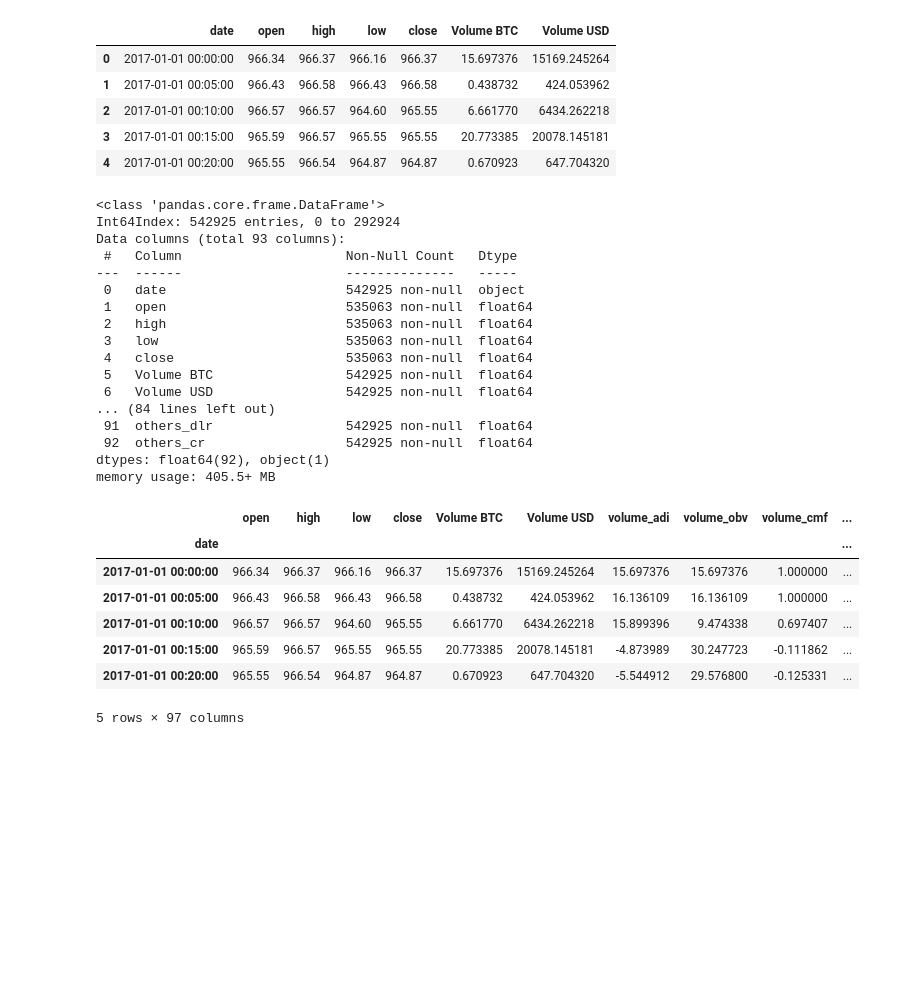
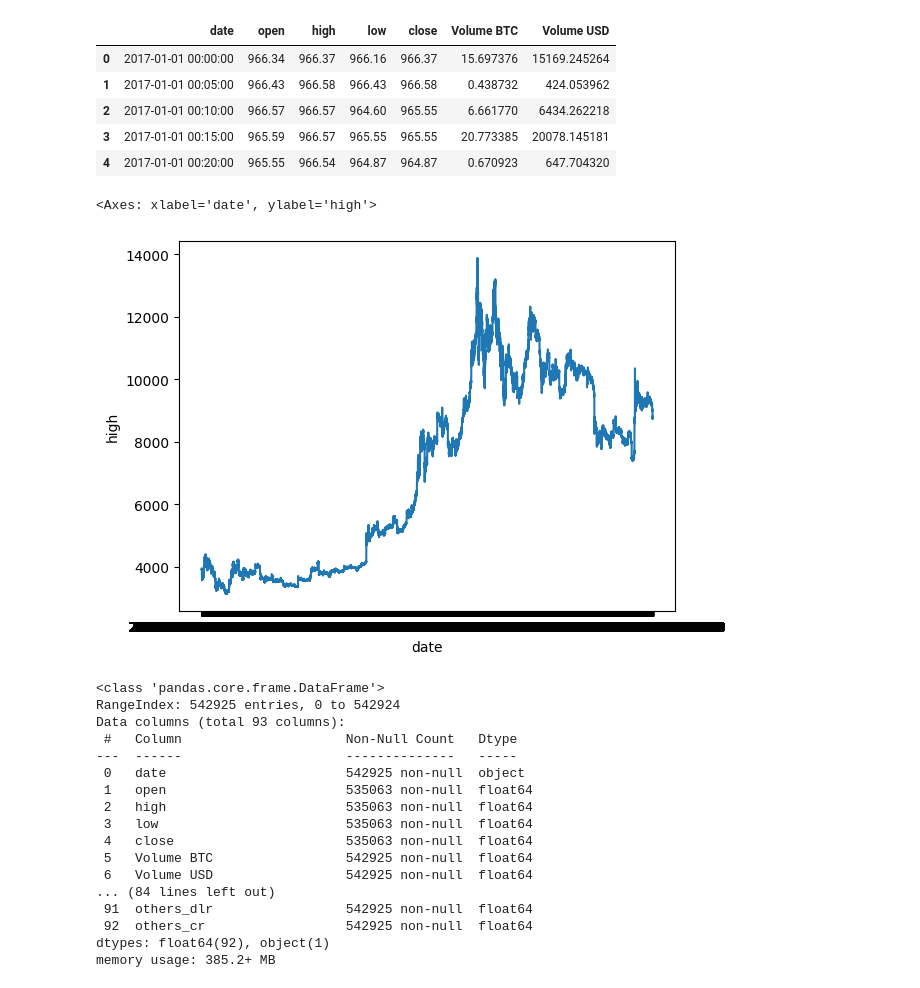
Before and after one commit to ignacio-chacon/crypto_trading_ai, a Jupyter notebook: baseline.ipynb, the cells around one changed output. Cells and saved outputs as stored; diff of their text form; code cells hidden in the pictures; blank space fills up the shorter version.

```diff
--- a/baseline.ipynb
+++ b/baseline.ipynb
@@ -25,6 +30,6 @@ import ta
 # %%
 df_hist_data = pd.concat([pd.read_csv("https://github.com/ignacio-chacon/crypto_trading_ai/raw/main/hist_data_1.csv"),
-                         pd.read_csv("https://github.com/ignacio-chacon/crypto_trading_ai/raw/main/hist_data_2.csv")])
+                         pd.read_csv("https://github.com/ignacio-chacon/crypto_trading_ai/raw/main/hist_data_2.csv")]).reset_index().drop(columns = ["index"])
 # %%
 df_hist_data.head()
 # %% [output]
@@ -34,4 +39,9 @@ df_hist_data.head()
 | 2 | 2017-01-01 00:10:00 | 966.57 | 966.57 | 964.60 | 965.55 | 6.661770 | 6434.262218 |
 | 3 | 2017-01-01 00:15:00 | 965.59 | 966.57 | 965.55 | 965.55 | 20.773385 | 20078.145181 |
 | 4 | 2017-01-01 00:20:00 | 965.55 | 966.54 | 964.87 | 964.87 | 0.670923 | 647.704320 |
+# %%
+sns.lineplot(x = df_hist_data["date"][200000:300000], y = df_hist_data["high"][200000:300000])
+# %% [output]
+<Axes: xlabel='date', ylabel='high'>
+[figure, added]
 # %%
@@ -40,7 +51,7 @@ df_hist_data_ta = ta.add_all_ta_features(df_hist_data,open="open", high="high",
 df_hist_data_ta.info()
 # %% [output]
 <class 'pandas.core.frame.DataFrame'>
-Int64Index: 542925 entries, 0 to 292924
+RangeIndex: 542925 entries, 0 to 542924
 Data columns (total 93 columns):
  #   Column                     Non-Null Count   Dtype
 ---  ------                     --------------   -----
@@ -55,5 +66,5 @@ Data columns (total 93 columns):
  91  others_dlr                 542925 non-null  float64
  92  others_cr                  542925 non-null  float64
 dtypes: float64(92), object(1)
-memory usage: 405.5+ MB
+memory usage: 385.2+ MB
 # %%
@@ -78,11 +87,0 @@ df_hist_btc_window = window_input(5, df_hist_data_ta)
-# %%
-df_hist_btc_window.head()
-# %% [output]
-|  | open | high | low | close | Volume BTC | Volume USD | volume_adi | volume_obv | volume_cmf | ... |
-| date |  |  |  |  |  |  |  |  |  | ... |
-| 2017-01-01 00:00:00 | 966.34 | 966.37 | 966.16 | 966.37 | 15.697376 | 15169.245264 | 15.697376 | 15.697376 | 1.000000 | ... |
-| 2017-01-01 00:05:00 | 966.43 | 966.58 | 966.43 | 966.58 | 0.438732 | 424.053962 | 16.136109 | 16.136109 | 1.000000 | ... |
-| 2017-01-01 00:10:00 | 966.57 | 966.57 | 964.60 | 965.55 | 6.661770 | 6434.262218 | 15.899396 | 9.474338 | 0.697407 | ... |
-| 2017-01-01 00:15:00 | 965.59 | 966.57 | 965.55 | 965.55 | 20.773385 | 20078.145181 | -4.873989 | 30.247723 | -0.111862 | ... |
-| 2017-01-01 00:20:00 | 965.55 | 966.54 | 964.87 | 964.87 | 0.670923 | 647.704320 | -5.544912 | 29.576800 | -0.125331 | ... |
-5 rows × 97 columns
```
Also changed, not shown: parts of 12 cells of this notebook.
